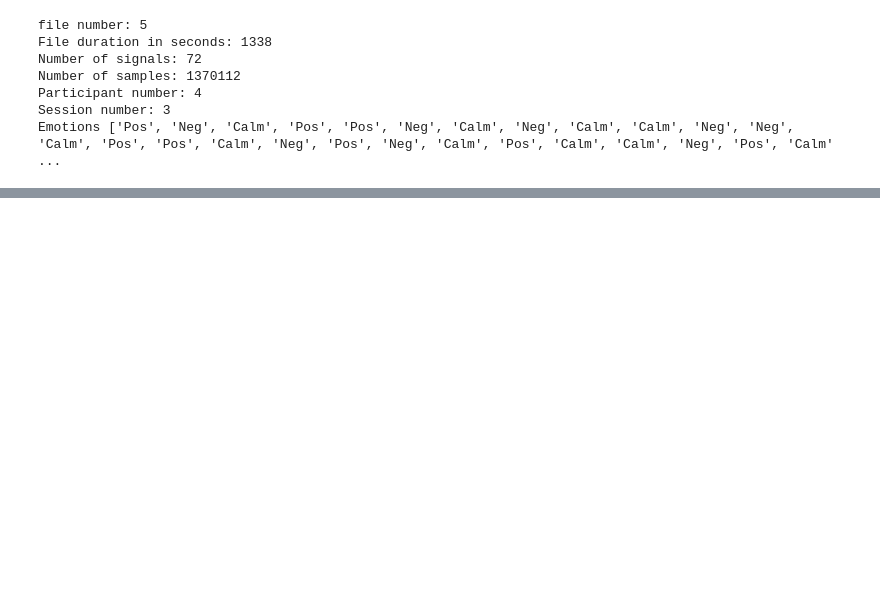
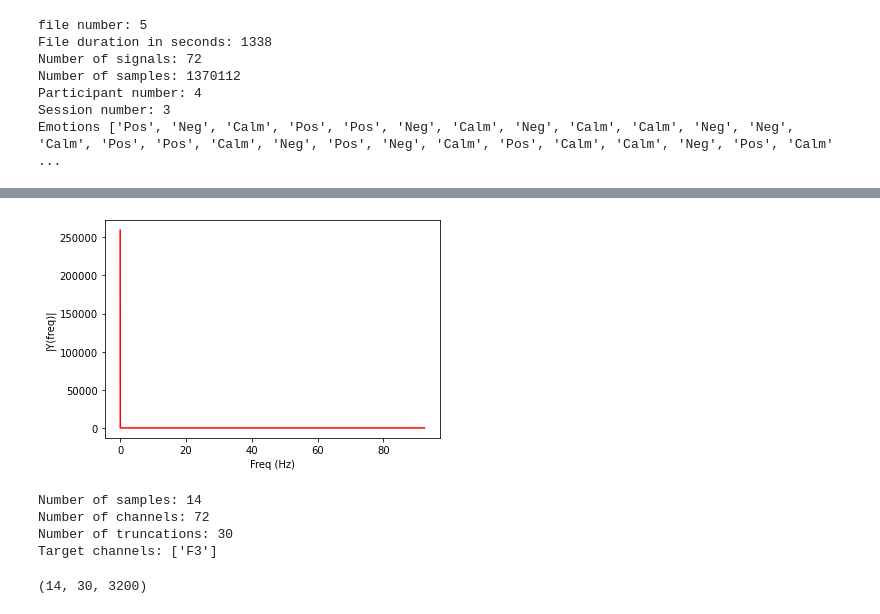
Before and after one commit to lyuxinghe/M2S, a Jupyter notebook: emf-emotion/mukhil_main.ipynb, the cells around one changed output, grey strips where cells are left out. Cells and saved outputs as stored; diff of their text form; code cells hidden in the pictures; blank space fills up the shorter version.

Commit message:
feature extraction

```diff
--- a/emf-emotion/mukhil_main.ipynb
+++ b/emf-emotion/mukhil_main.ipynb
@@ -200,0 +202,4 @@ reconstructed_signals = ica.inverse_transform(ica_sources)
+# %%
+plotSpectrum(test_data, fs)
+# %% [output]
+[figure, added]
@@ -200,0 +306,12 @@ reconstructed_signals = ica.inverse_transform(ica_sources)
+# %%
+eeg_fe = EEGFeatureExtraction(data_list)
+eeg_fe.display_info()
+# %% [output]
+Number of samples: 14
+Number of channels: 72
+Number of truncations: 30
+Target channels: ['F3']
+# %%
+eeg_features = eeg_fe.extract_features()
+# %% [output]
+(14, 30, 3200)
```
Also changed, not shown: parts of 44 cells of this notebook.
